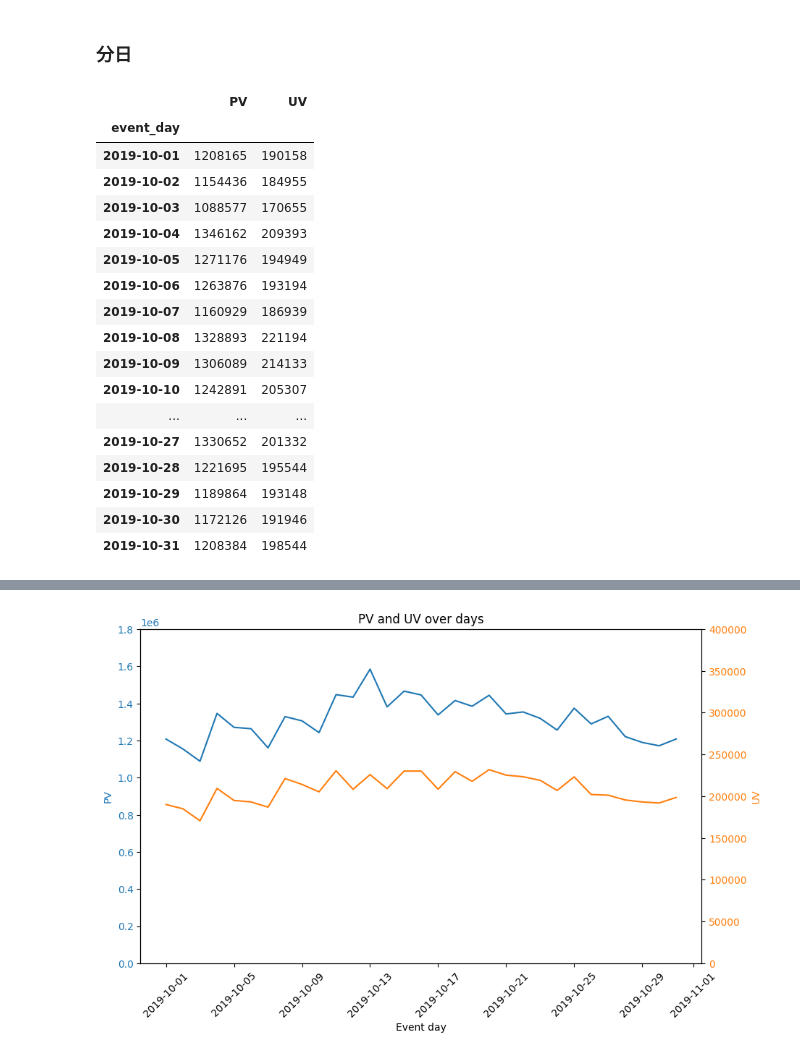
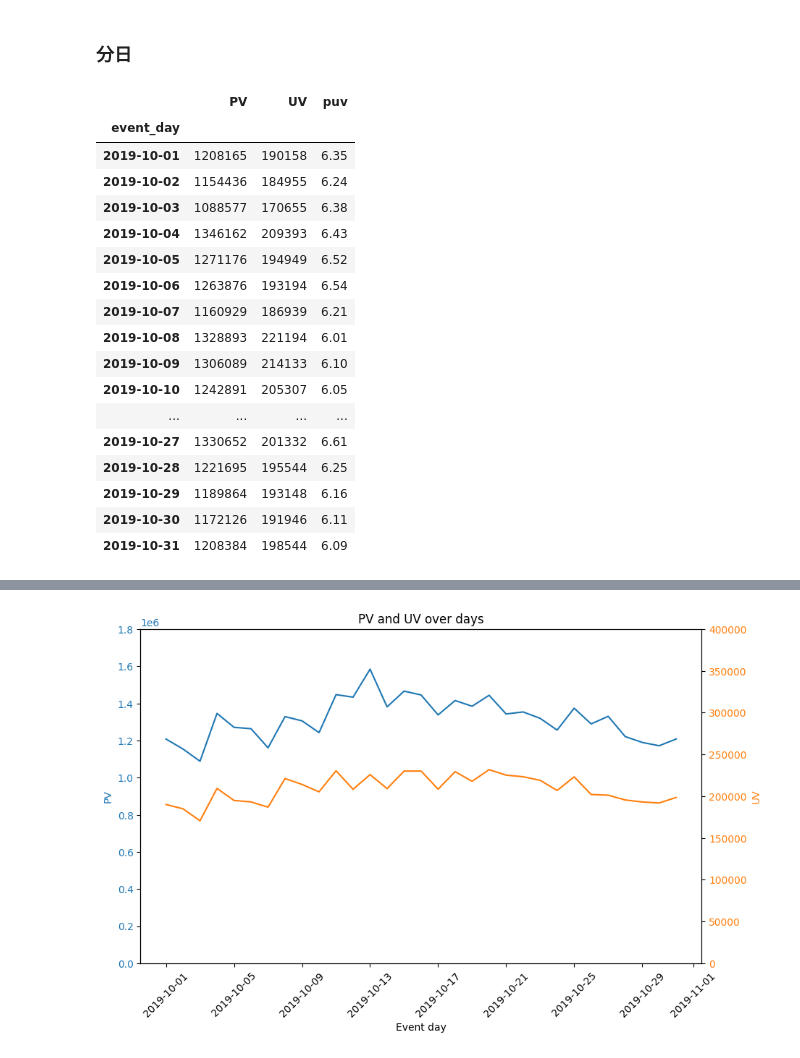
Before and after one commit to Xiqin01/REES46-eCommerce-data-analysis, a Jupyter notebook: 2.平台经营.ipynb, the cells around one changed output, grey strips where cells are left out. Drawn from its saved outputs; the diff is of its cells as text; code cells hidden in the pictures.

```diff
--- a/2.平台经营.ipynb
+++ b/2.平台经营.ipynb
@@ -1,6 +1,7 @@
 # %%
 import numpy as np
 import pandas as pd
+pd.options.display.float_format = '{:.2f}'.format
 
 import matplotlib.pyplot as plt
 import seaborn as sns
@@ -88,23 +90,24 @@ puv
 # %%
 view_info_byday = view_info.groupby(['event_day']).agg(PV = ('user_id','count'),
               UV = ('user_id','nunique'))
+view_info_byday['puv'] = round(view_info_byday['PV']/view_info_byday['UV'],2)
 view_info_byday
 # %% [output]
-|  | PV | UV |
-| event_day |  |  |
-| 2019-10-01 | 1208165 | 190158 |
-| 2019-10-02 | 1154436 | 184955 |
-| 2019-10-03 | 1088577 | 170655 |
-| 2019-10-04 | 1346162 | 209393 |
-| 2019-10-05 | 1271176 | 194949 |
-| 2019-10-06 | 1263876 | 193194 |
-| 2019-10-07 | 1160929 | 186939 |
-| 2019-10-08 | 1328893 | 221194 |
-| 2019-10-09 | 1306089 | 214133 |
-| 2019-10-10 | 1242891 | 205307 |
-| ... | ... | ... |
-| 2019-10-27 | 1330652 | 201332 |
-| 2019-10-28 | 1221695 | 195544 |
-| 2019-10-29 | 1189864 | 193148 |
-| 2019-10-30 | 1172126 | 191946 |
-| 2019-10-31 | 1208384 | 198544 |
+|  | PV | UV | puv |
+| event_day |  |  |  |
+| 2019-10-01 | 1208165 | 190158 | 6.35 |
+| 2019-10-02 | 1154436 | 184955 | 6.24 |
+| 2019-10-03 | 1088577 | 170655 | 6.38 |
+| 2019-10-04 | 1346162 | 209393 | 6.43 |
+| 2019-10-05 | 1271176 | 194949 | 6.52 |
+| 2019-10-06 | 1263876 | 193194 | 6.54 |
+| 2019-10-07 | 1160929 | 186939 | 6.21 |
+| 2019-10-08 | 1328893 | 221194 | 6.01 |
+| 2019-10-09 | 1306089 | 214133 | 6.10 |
+| 2019-10-10 | 1242891 | 205307 | 6.05 |
+| ... | ... | ... | ... |
+| 2019-10-27 | 1330652 | 201332 | 6.61 |
+| 2019-10-28 | 1221695 | 195544 | 6.25 |
+| 2019-10-29 | 1189864 | 193148 | 6.16 |
+| 2019-10-30 | 1172126 | 191946 | 6.11 |
+| 2019-10-31 | 1208384 | 198544 | 6.09 |
```
Also changed, not shown: parts of 6 cells of this notebook, 16 other files.
